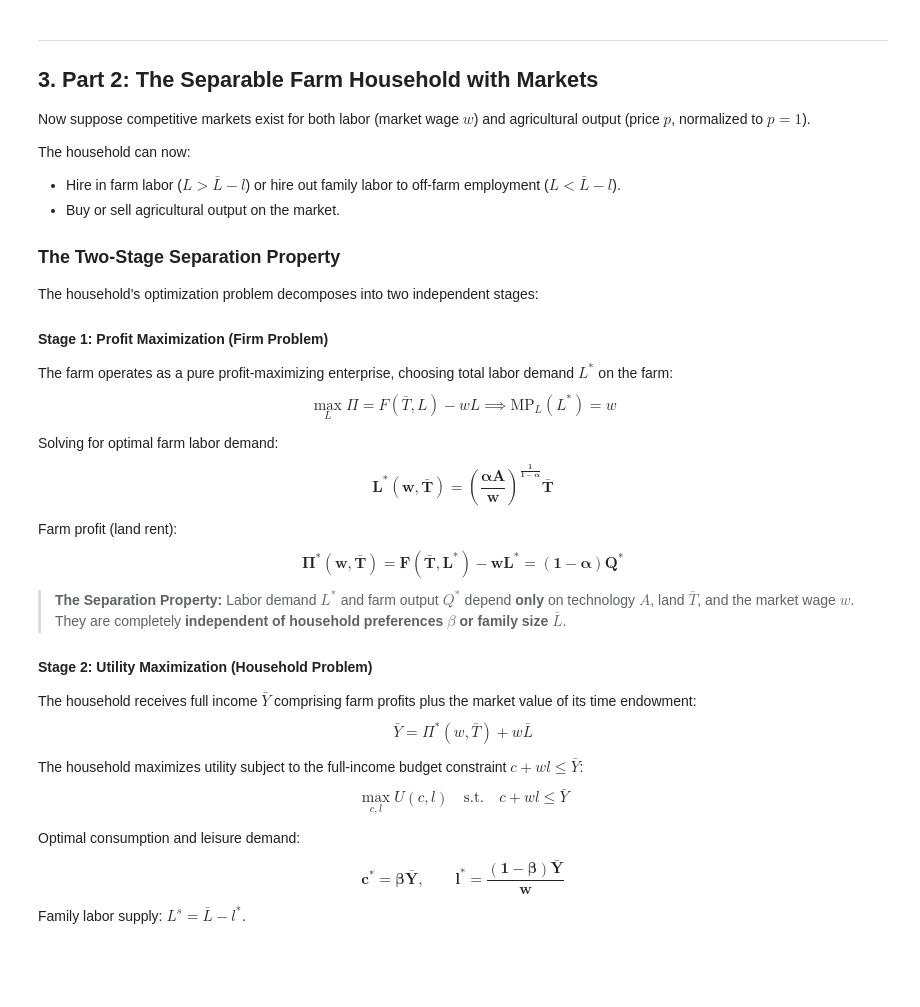
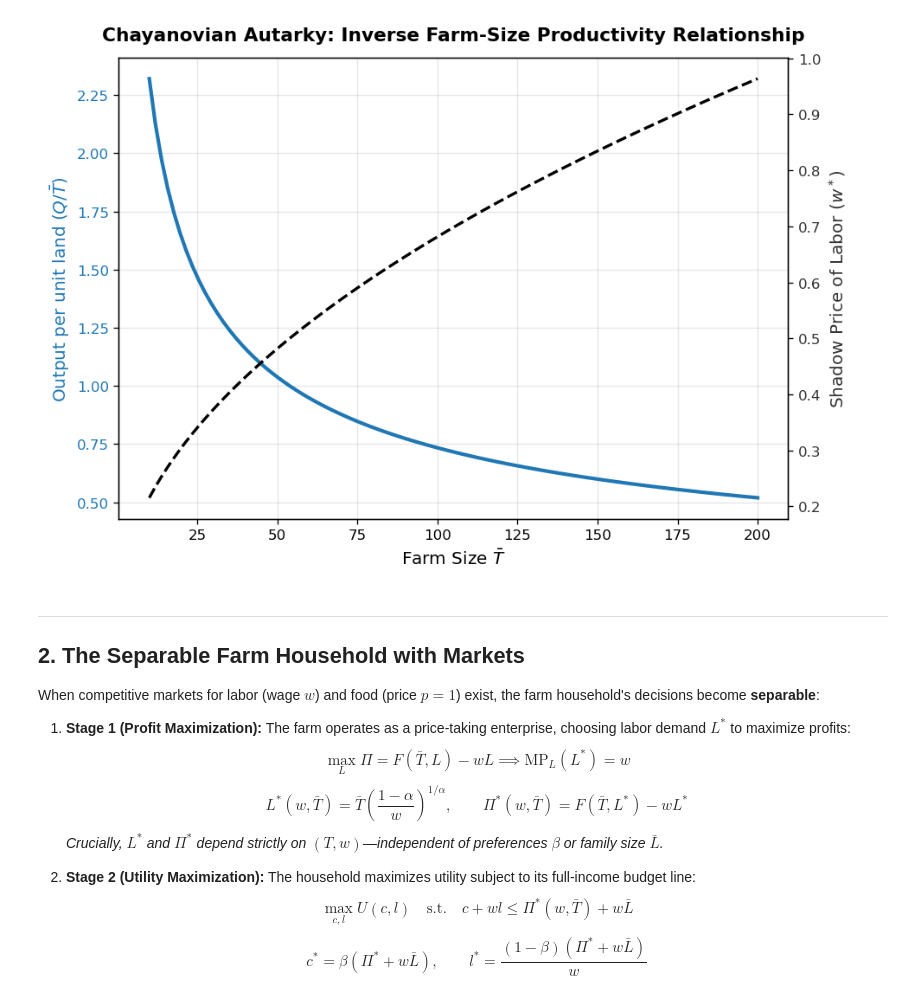
Before and after one commit to jhconning/hunter_eco701, a Jupyter notebook: notebooks/farm_household.ipynb, the cells around one changed output. Cells and saved outputs as stored; diff of their text form; code cells hidden in the pictures; blank space fills up the shorter version.

```diff
--- a/notebooks/farm_household.ipynb
+++ b/notebooks/farm_household.ipynb
@@ -114,37 +136,39 @@ plt.show()
+# %%
+Tb = np.linspace(10, 200, 100)
+l_arr, q_arr, _ = HH_autarky(Tb, LBAR, ALPHA, BETA)
+
+fig, ax1 = plt.subplots(figsize=(8, 5.5), dpi=120)
+
+color = '#1f77b4'
+ax1.plot(Tb, q_arr / Tb, color=color, lw=2.5, label=r'Output per unit land ($Q/\bar{T}$)')
+ax1.set_xlabel(r'Farm Size $\bar{T}$', fontsize=12)
+ax1.set_ylabel(r'Output per unit land ($Q/\bar{T}$)', color=color, fontsize=12)
+ax1.tick_params(axis='y', labelcolor=color)
+ax1.grid(True, alpha=0.3)
+
+ax2 = ax1.twinx()
+color = '#333333'
+ax2.plot(Tb, FL(Tb, LBAR - l_arr, ALPHA), 'k--', lw=2.0, label=r'Shadow price of labor ($w^*$)')
+ax2.set_ylabel(r'Shadow Price of Labor ($w^*$)', color=color, fontsize=12)
+ax2.tick_params(axis='y', labelcolor=color)
+
+plt.title('Chayanovian Autarky: Inverse Farm-Size Productivity Relationship', fontsize=13, fontweight='bold', pad=12)
+plt.tight_layout()
+plt.show()
+# %% [output]
+[figure, added]
 # %% [markdown]
 ---
 
-## 3. Part 2: The Separable Farm Household with Markets
+## 2. The Separable Farm Household with Markets
 
-Now suppose competitive markets exist for both labor (market wage $w$) and agricultural output (price $p$, normalized to $p = 1$).
+When competitive markets for labor (wage $w$) and food (price $p = 1$) exist, the farm household's decisions become **separable**:
 
-The household can now:
-- Hire in farm labor ($L > \bar{L}-l$) or hire out family labor to off-farm employment ($L < \bar{L}-l$).
-- Buy or sell agricultural output on the market.
+1. **Stage 1 (Profit Maximization):** The farm operates as a price-taking enterprise, choosing labor demand $L^*$ to maximize profits:
+   $$\max_{L} \Pi = F(\bar{T}, L) - w L \implies \text{MP}_L(L^*) = w$$
+   $$L^*(w, \bar{T}) = \bar{T} \left(\frac{1-\alpha}{w}\right)^{1/\alpha}, \qquad \Pi^*(w, \bar{T}) = F(\bar{T}, L^*) - w L^*$$
+   *Crucially, $L^*$ and $\Pi^*$ depend strictly on $(T, w)$—independent of preferences $\beta$ or family size $\bar{L}$.*
 
-### The Two-Stage Separation Property
-The household's optimization problem decomposes into two independent stages:
-
-#### Stage 1: Profit Maximization (Firm Problem)
-The farm operates as a pure profit-maximizing enterprise, choosing total labor demand $L^*$ on the farm:
-$$\max_{L} \Pi = F(\bar{T}, L) - w L \implies \text{MP}_L(L^*) = w$$
-
-Solving for optimal farm labor demand:
-$$\mathbf{L^*(w, \bar{T}) = \left(\frac{\alpha A}{w}\right)^{\frac{1}{1-\alpha}} \bar{T}}$$
-
-Farm profit (land rent):
-$$\mathbf{\Pi^*(w, \bar{T}) = F(\bar{T}, L^*) - w L^* = (1-\alpha) Q^*}$$
-
-> **The Separation Property:** Labor demand $L^*$ and farm output $Q^*$ depend **only** on technology $A$, land $\bar{T}$, and the market wage $w$. They are completely **independent of household preferences $\beta$ or family size $\bar{L}$**.
-
-#### Stage 2: Utility Maximization (Household Problem)
-The household receives full income $\bar{Y}$ comprising farm profits plus the market value of its time endowment:
-$$\bar{Y} = \Pi^*(w, \bar{T}) + w \bar{L}$$
-
-The household maximizes utility subject to the full-income budget constraint $c + w l \le \bar{Y}$:
-$$\max_{c, l} U(c, l) \quad \text{s.t.} \quad c + w l \le \bar{Y}$$
-
-Optimal consumption and leisure demand:
-$$\mathbf{c^* = \beta \bar{Y}}, \qquad \mathbf{l^* = \frac{(1-\beta) \bar{Y}}{w}}$$
-
-Family labor supply: $L^s = \bar{L} - l^*$.
+2. **Stage 2 (Utility Maximization):** The household maximizes utility subject to its full-income budget line:
+   $$\max_{c, l} U(c, l) \quad \text{s.t.} \quad c + w l \le \Pi^*(w, \bar{T}) + w \bar{L}$$
+   $$c^* = \beta (\Pi^* + w \bar{L}), \qquad l^* = \frac{(1-\beta)(\Pi^* + w \bar{L})}{w}$$
```
Also changed, not shown: parts of 18 cells of this notebook, 1 other file.
